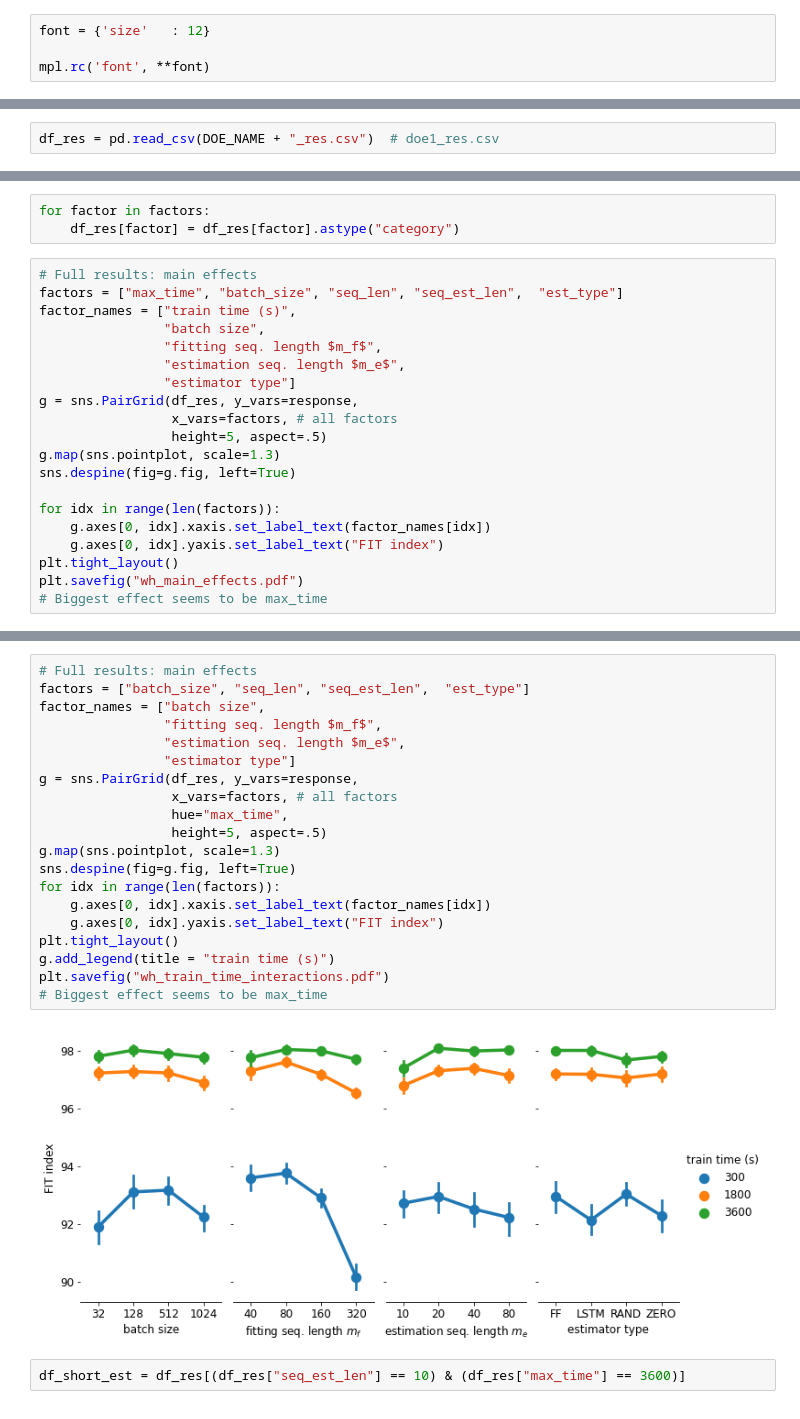
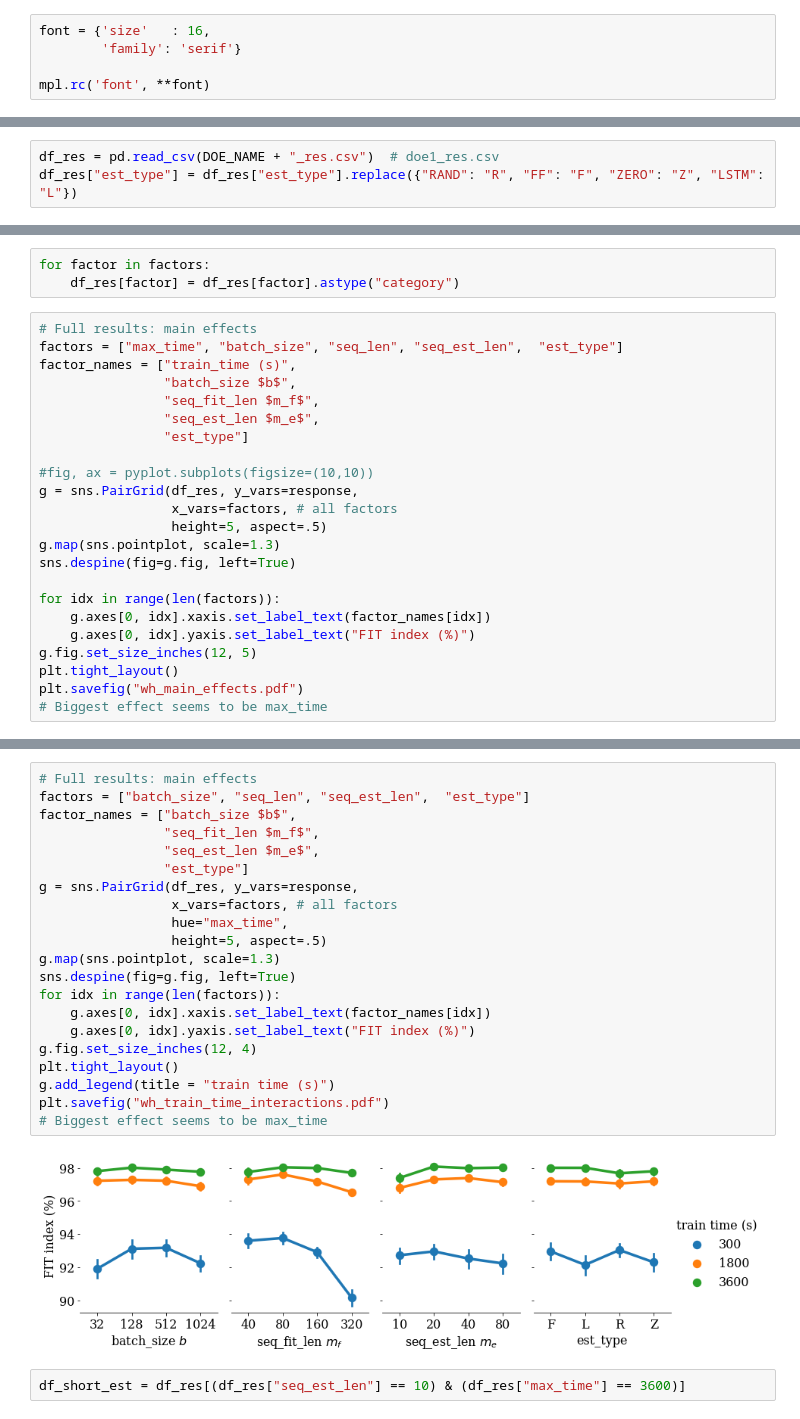
Before and after one commit to forgi86/sysid-neural-estimator, a Jupyter notebook: examples/wh2009/does/doe5_paper_figures.ipynb, the cells around one changed output, grey strips where cells are left out. Drawn from its saved outputs; the diff is of its cells as text.

```diff
--- a/examples/wh2009/does/doe5_paper_figures.ipynb
+++ b/examples/wh2009/does/doe5_paper_figures.ipynb
@@ -10,7 +10,8 @@ import seaborn as sns
 import pandas as pd
 import numpy as np
 # %%
-font = {'size'   : 12}
+font = {'size'   : 16,
+        'family': 'serif'}
 
 mpl.rc('font', **font)
 # %%
@@ -19,6 +20,7 @@ factors = ["max_time", "batch_size", "seq_len", "seq_est_len",  "est_type"]
 response = "FIT"
 # %%
 df_res = pd.read_csv(DOE_NAME + "_res.csv")  # doe1_res.csv
+df_res["est_type"] = df_res["est_type"].replace({"RAND": "R", "FF": "F", "ZERO": "Z", "LSTM": "L"})
 # %%
 df_res.sort_values(by=response, inplace=True, ascending=False)
 df_res["RMSE"] = df_res["RMSE"].fillna(1000)
@@ -31,11 +33,13 @@ for factor in factors:
 # %%
 # Full results: main effects
 factors = ["max_time", "batch_size", "seq_len", "seq_est_len",  "est_type"]
-factor_names = ["train time (s)",
-                "batch size",
-                "fitting seq. length $m_f$",
-                "estimation seq. length $m_e$",
-                "estimator type"]
+factor_names = ["train_time (s)",
+                "batch_size $b$",
+                "seq_fit_len $m_f$",
+                "seq_est_len $m_e$",
+                "est_type"]
+
+#fig, ax = pyplot.subplots(figsize=(10,10))
 g = sns.PairGrid(df_res, y_vars=response,
                  x_vars=factors, # all factors
                  height=5, aspect=.5)
@@ -44,7 +48,8 @@ sns.despine(fig=g.fig, left=True)
 
 for idx in range(len(factors)):
     g.axes[0, idx].xaxis.set_label_text(factor_names[idx])
-    g.axes[0, idx].yaxis.set_label_text("FIT index")
+    g.axes[0, idx].yaxis.set_label_text("FIT index (%)")
+g.fig.set_size_inches(12, 5)
 plt.tight_layout()
 plt.savefig("wh_main_effects.pdf")
 # Biggest effect seems to be max_time
@@ -53,24 +63,25 @@ plt.savefig("wh_main_effects.pdf")
 # %%
 # Full results: main effects
 factors = ["batch_size", "seq_len", "seq_est_len",  "est_type"]
-factor_names = ["batch size",
-                "fitting seq. length $m_f$",
-                "estimation seq. length $m_e$",
-                "estimator type"]
+factor_names = ["batch_size $b$",
+                "seq_fit_len $m_f$",
+                "seq_est_len $m_e$",
+                "est_type"]
 g = sns.PairGrid(df_res, y_vars=response,
                  x_vars=factors, # all factors
                  hue="max_time",
                  height=5, aspect=.5)
 g.map(sns.pointplot, scale=1.3)
 sns.despine(fig=g.fig, left=True)
 for idx in range(len(factors)):
     g.axes[0, idx].xaxis.set_label_text(factor_names[idx])
-    g.axes[0, idx].yaxis.set_label_text("FIT index")
+    g.axes[0, idx].yaxis.set_label_text("FIT index (%)")
+g.fig.set_size_inches(12, 4)
 plt.tight_layout()
 g.add_legend(title = "train time (s)")
 plt.savefig("wh_train_time_interactions.pdf")
 # Biggest effect seems to be max_time
 # %% [output]
-[figure, old version]
+[figure, new version]
 # %%
 df_short_est = df_res[(df_res["seq_est_len"] == 10) & (df_res["max_time"] == 3600)]
```
Also changed, not shown: parts of 11 cells of this notebook.
